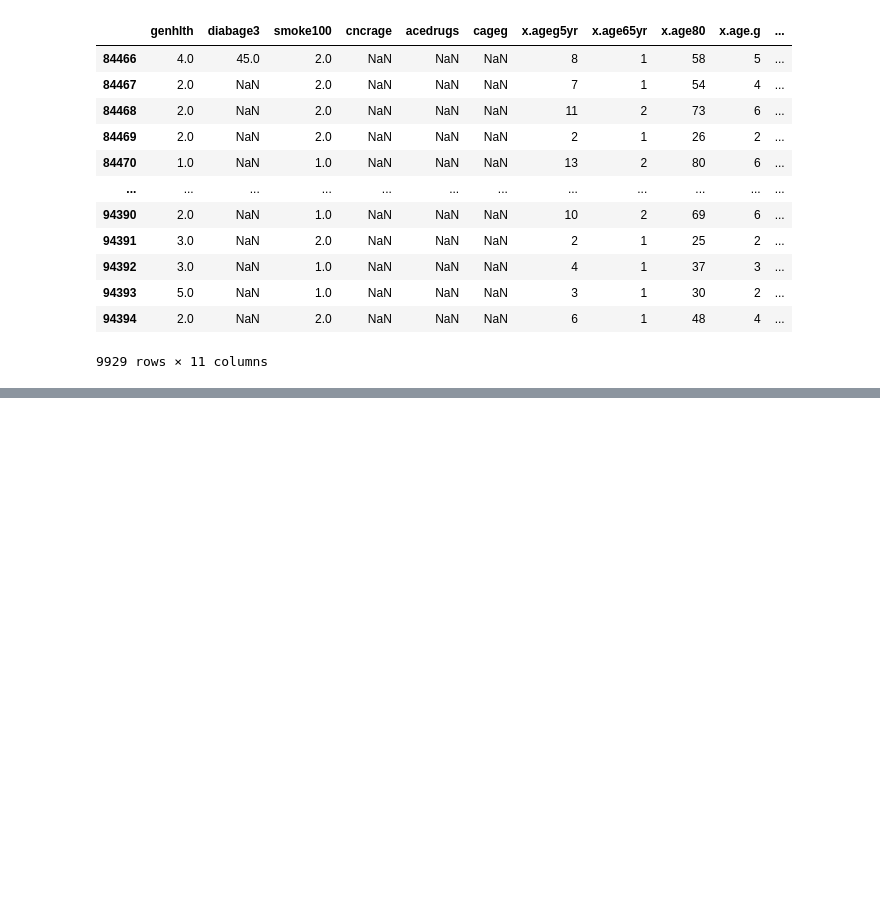
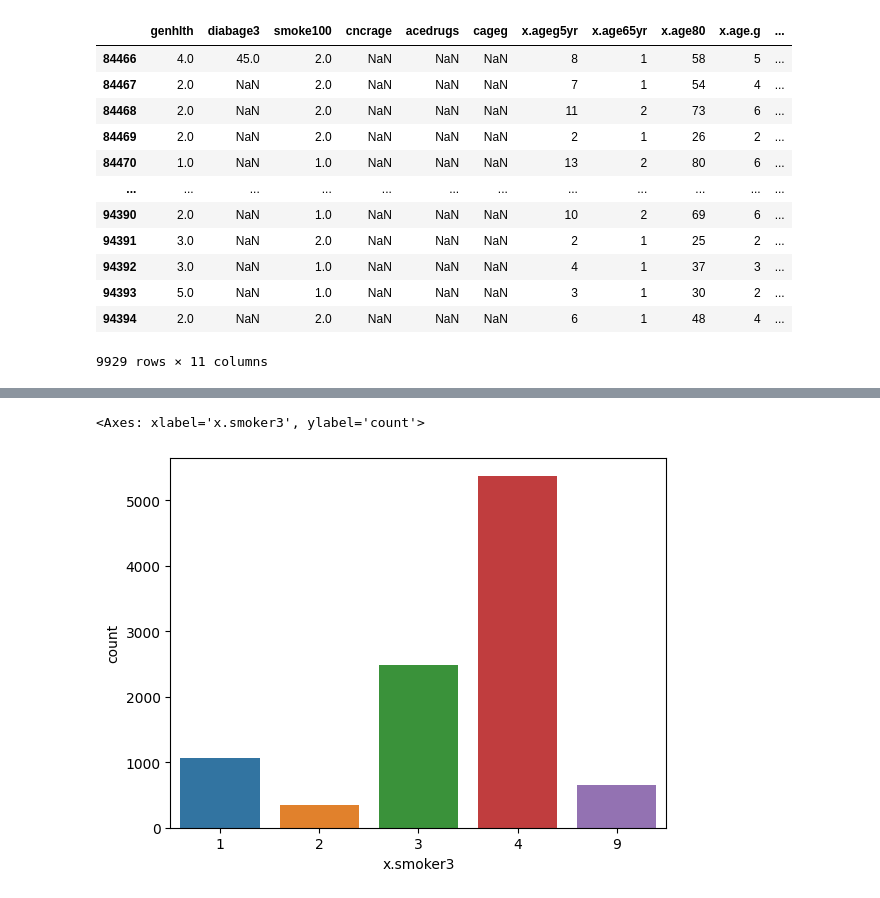
Before and after one commit to iam-neelesh8/BRFSS_Analysis, a Jupyter notebook: notebooks/BRFSS_EDA.ipynb, the cells around one changed output, grey strips where cells are left out. Drawn from its saved outputs; the diff is of its cells as text; code cells hidden in the pictures; blank space fills up the shorter version.

```diff
--- a/notebooks/BRFSS_EDA.ipynb
+++ b/notebooks/BRFSS_EDA.ipynb
@@ -131,0 +152,5 @@ dtype: int64
+# %%
+sns.countplot(df_Indiana_Health, x="x.smoker3")
+# %% [output]
+<Axes: xlabel='x.smoker3', ylabel='count'>
+[figure, added]
```
Also changed, not shown: parts of 5 cells of this notebook.
